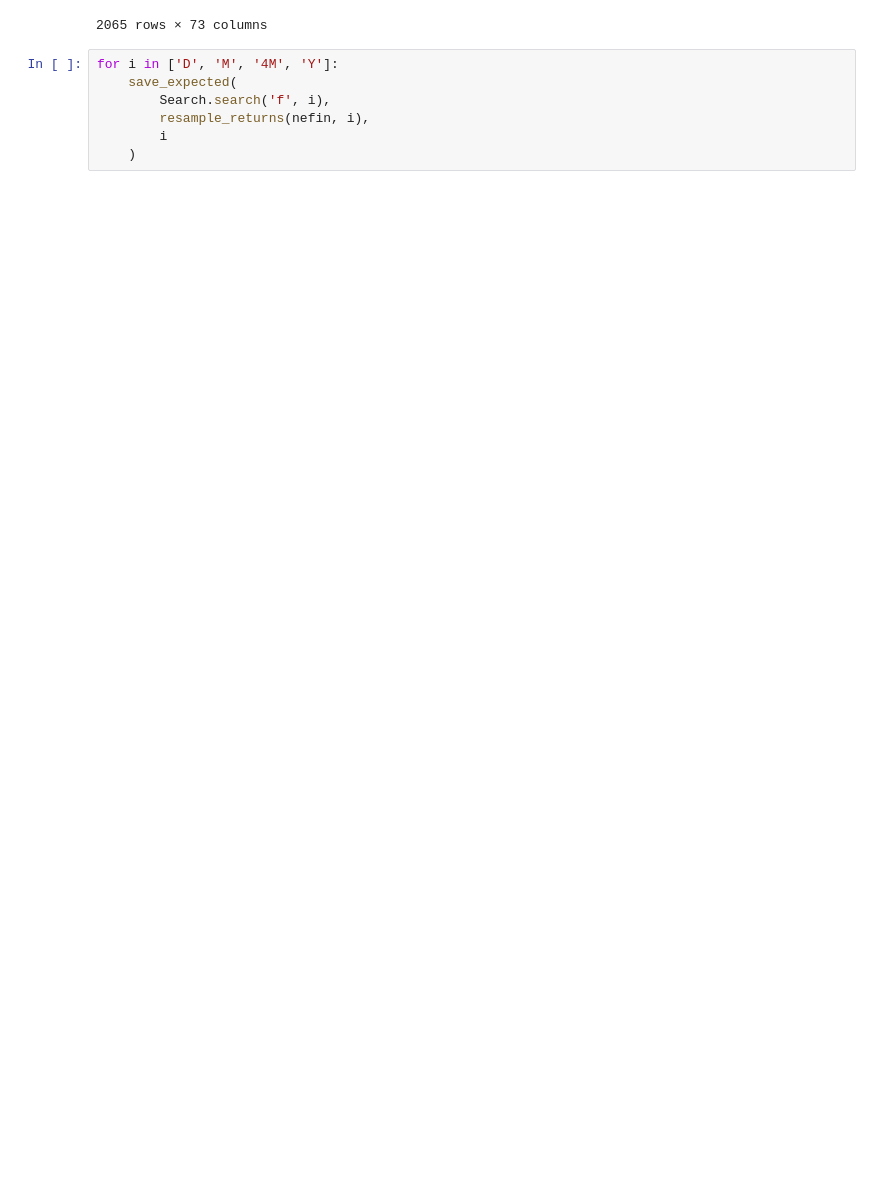
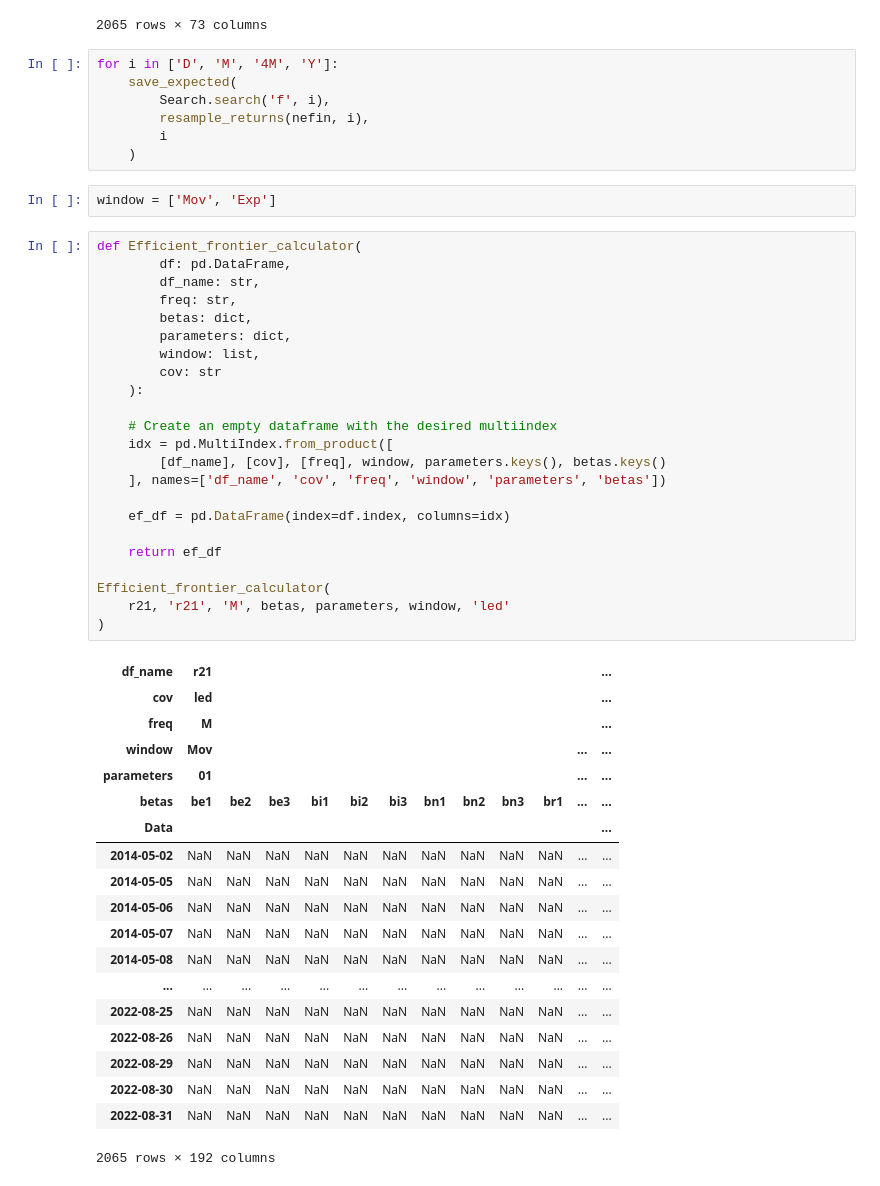
Before and after one commit to lvoltolini/Finance_file, a Jupyter notebook: Notebook.ipynb, the cells around one changed output. Cells and saved outputs as stored; diff of their text form; blank space fills up the shorter version.

Commit message:
Added Efficient Frontier

```diff
--- a/Notebook.ipynb
+++ b/Notebook.ipynb
@@ -138,3 +193,48 @@ for i in ['D', 'M', '4M', 'Y']:
         resample_returns(nefin, i),
         i
     )
+# %%
+window = ['Mov', 'Exp']
+# %%
+def Efficient_frontier_calculator(
+        df: pd.DataFrame,
+        df_name: str,
+        freq: str,
+        betas: dict,
+        parameters: dict,
+        window: list,
+        cov: str
+    ):
+
+    # Create an empty dataframe with the desired multiindex
+    idx = pd.MultiIndex.from_product([
+        [df_name], [cov], [freq], window, parameters.keys(), betas.keys()
+    ], names=['df_name', 'cov', 'freq', 'window', 'parameters', 'betas'])
+
+    ef_df = pd.DataFrame(index=df.index, columns=idx)
+
+    return ef_df
+
+Efficient_frontier_calculator(
+    r21, 'r21', 'M', betas, parameters, window, 'led'
+)
+# %% [output]
+| df_name | r21 |  |  |  |  |  |  |  |  |  |  | ... |
+| cov | led |  |  |  |  |  |  |  |  |  |  | ... |
+| freq | M |  |  |  |  |  |  |  |  |  |  | ... |
+| window | Mov |  |  |  |  |  |  |  |  |  | ... | ... |
+| parameters | 01 |  |  |  |  |  |  |  |  |  | ... | ... |
+| betas | be1 | be2 | be3 | bi1 | bi2 | bi3 | bn1 | bn2 | bn3 | br1 | ... | ... |
+| Data |  |  |  |  |  |  |  |  |  |  |  | ... |
+| 2014-05-02 | NaN | NaN | NaN | NaN | NaN | NaN | NaN | NaN | NaN | NaN | ... | ... |
+| 2014-05-05 | NaN | NaN | NaN | NaN | NaN | NaN | NaN | NaN | NaN | NaN | ... | ... |
+| 2014-05-06 | NaN | NaN | NaN | NaN | NaN | NaN | NaN | NaN | NaN | NaN | ... | ... |
+| 2014-05-07 | NaN | NaN | NaN | NaN | NaN | NaN | NaN | NaN | NaN | NaN | ... | ... |
+| 2014-05-08 | NaN | NaN | NaN | NaN | NaN | NaN | NaN | NaN | NaN | NaN | ... | ... |
+| ... | ... | ... | ... | ... | ... | ... | ... | ... | ... | ... | ... | ... |
+| 2022-08-25 | NaN | NaN | NaN | NaN | NaN | NaN | NaN | NaN | NaN | NaN | ... | ... |
+| 2022-08-26 | NaN | NaN | NaN | NaN | NaN | NaN | NaN | NaN | NaN | NaN | ... | ... |
+| 2022-08-29 | NaN | NaN | NaN | NaN | NaN | NaN | NaN | NaN | NaN | NaN | ... | ... |
+| 2022-08-30 | NaN | NaN | NaN | NaN | NaN | NaN | NaN | NaN | NaN | NaN | ... | ... |
+| 2022-08-31 | NaN | NaN | NaN | NaN | NaN | NaN | NaN | NaN | NaN | NaN | ... | ... |
+2065 rows × 192 columns
```
Also changed, not shown: parts of 12 cells of this notebook, 10 other files.
